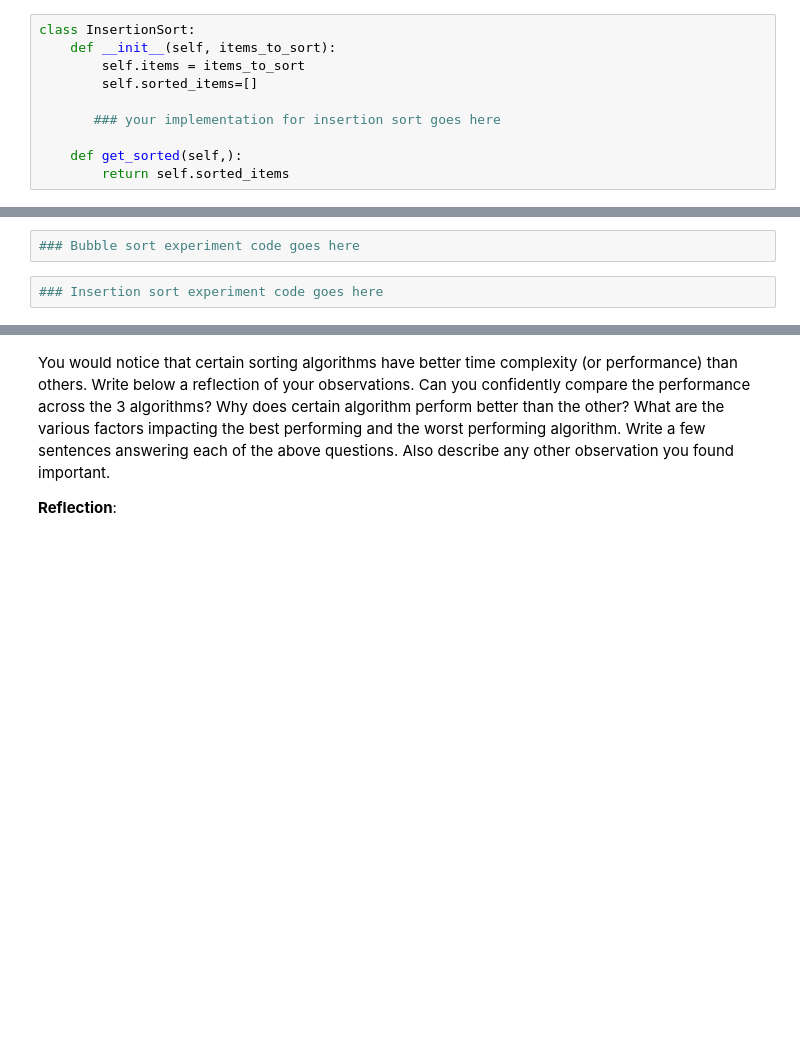
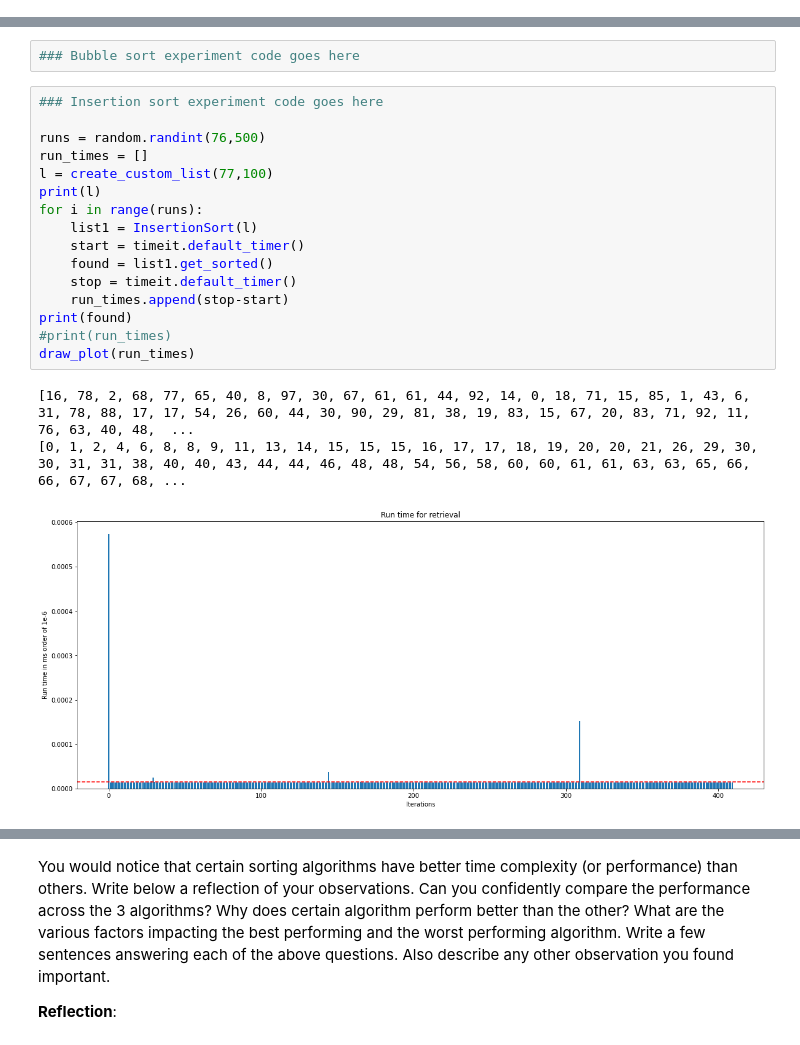
Before and after one commit to saboorah/CS2XC3, a Jupyter notebook: Lab_II.ipynb, the cells around one changed output, grey strips where cells are left out. Cells and saved outputs as stored; diff of their text form; blank space fills up the shorter version.

```diff
--- a/Lab_II.ipynb
+++ b/Lab_II.ipynb
@@ -30,13 +30,3 @@ class BubbleSort:
 
     def get_sorted(self,):
         return self.sorted_items
-# %%
-class InsertionSort:
-    def __init__(self, items_to_sort):
-        self.items = items_to_sort
-        self.sorted_items=[]
-
-       ### your implementation for insertion sort goes here
-
-    def get_sorted(self,):
-        return self.sorted_items
@@ -100,8 +133,26 @@ def draw_plot(run_arr):
     plt.show()
 # %%
 ### Bubble sort experiment code goes here
-# %%
-### Insertion sort experiment code goes here
+# %%
+### Insertion sort experiment code goes here
+
+runs = random.randint(76,500)
+run_times = []
+l = create_custom_list(77,100)
+print(l)
+for i in range(runs):
+    list1 = InsertionSort(l)
+    start = timeit.default_timer()
+    found = list1.get_sorted()
+    stop = timeit.default_timer()
+    run_times.append(stop-start)
+print(found)
+#print(run_times)
+draw_plot(run_times)
+# %% [output]
+[16, 78, 2, 68, 77, 65, 40, 8, 97, 30, 67, 61, 61, 44, 92, 14, 0, 18, 71, 15, 85, 1, 43, 6, 31, 78, 88, 17, 17, 54, 26, 60, 44, 30, 90, 29, 81, 38, 19, 83, 15, 67, 20, 83, 71, 92, 11, 76, 63, 40, 48,  ...
+[0, 1, 2, 4, 6, 8, 8, 9, 11, 13, 14, 15, 15, 15, 16, 17, 17, 18, 19, 20, 20, 21, 26, 29, 30, 30, 31, 31, 38, 40, 40, 43, 44, 44, 46, 48, 48, 54, 56, 58, 60, 60, 61, 61, 63, 63, 65, 66, 66, 67, 67, 68, ...
+[figure, added]
 # %%
 ### Selection sort experiment code goes here
 ### Selection sort experiment code goes here
```
Also changed, not shown: parts of 13 cells of this notebook.
